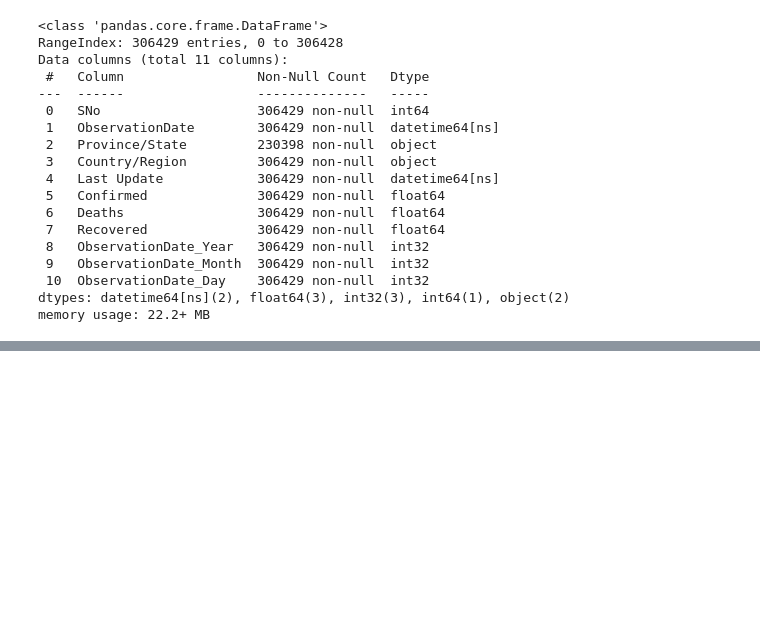
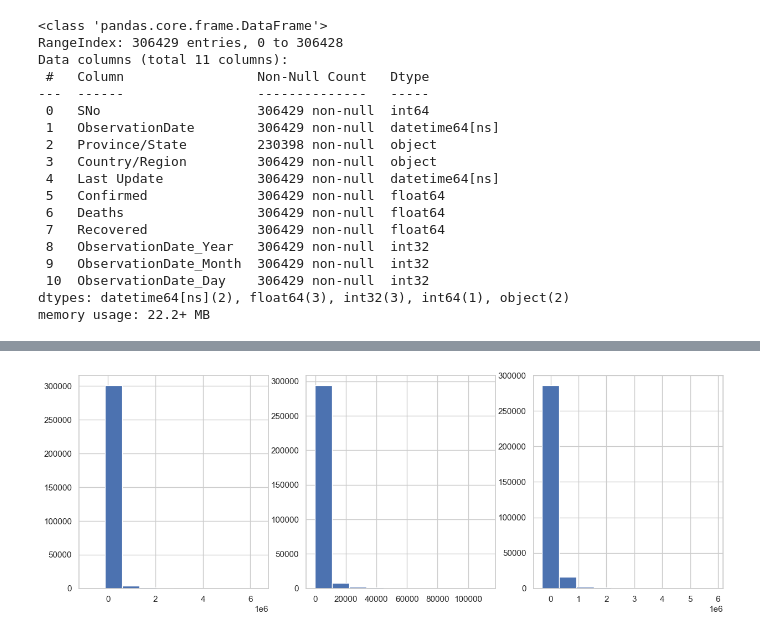
Before and after one commit to AyushDevadiga1/practice-programs, a Jupyter notebook: regex_and_cleaning.ipynb, the cells around one changed output, grey strips where cells are left out. Drawn from its saved outputs; the diff is of its cells as text; code cells hidden in the pictures; blank space fills up the shorter version.

```diff
--- a/regex_and_cleaning.ipynb
+++ b/regex_and_cleaning.ipynb
@@ -405,0 +469,11 @@ df[df['Confirmed'] < 0 | df['Confirmed'] < 0  ]
+# %%
+plt.figure(figsize=(15,5))
+for i,x in zip(range(1,4),['Recovered','Deaths','Confirmed']):
+    plt.subplot(1,3,i)
+    plt.hist(
+                data = df,
+                x = x
+            )
+plt.show()
+# %% [output]
+[figure, added]
```
Also changed, not shown: parts of 15 cells of this notebook.
